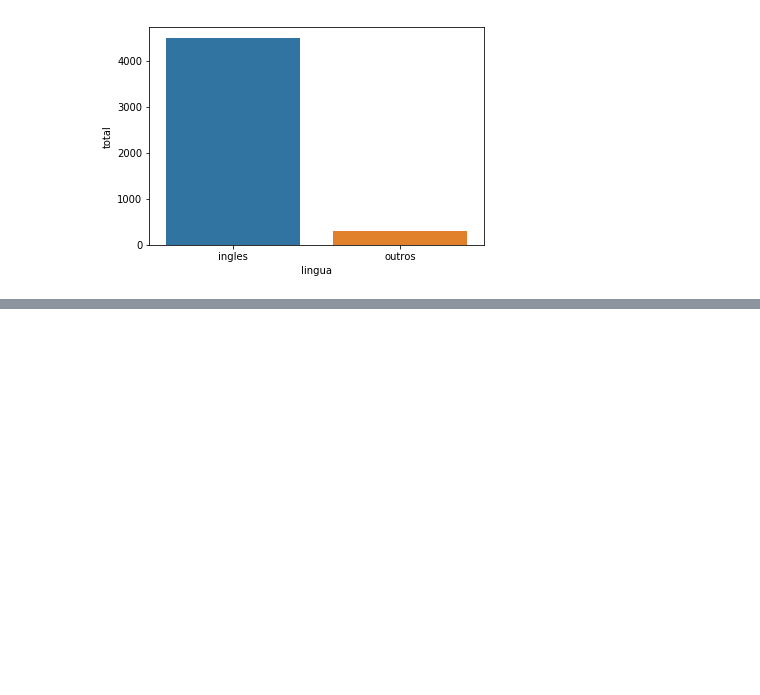
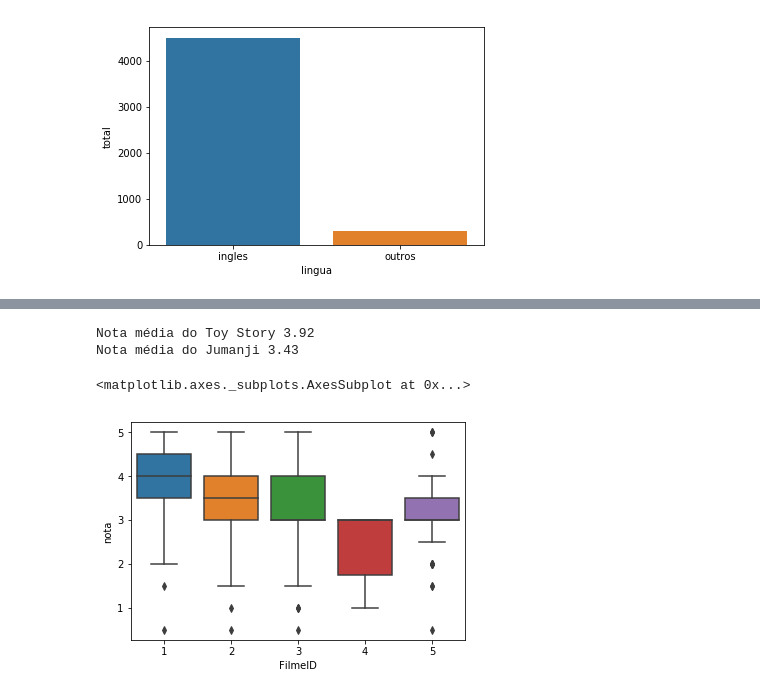
Before and after one commit to VinniciusC/Data-Science-Alura, a Jupyter notebook: IntroduçãoDataScience.ipynb, the cells around one changed output, grey strips where cells are left out. Drawn from its saved outputs; the diff is of its cells as text; code cells hidden in the pictures; blank space fills up the shorter version.

```diff
--- a/IntroduçãoDataScience.ipynb
+++ b/IntroduçãoDataScience.ipynb
@@ -249,0 +278,12 @@ sns.catplot(x= "original_language", kind="count", data = filmes_sem_lingua_origi
+# %%
+print("Nota média do Toy Story %.2f" % notas_toy_story.nota.mean())
+print("Nota média do Jumanji %.2f" % notas_jumanji.nota.mean())
+# %% [output]
+Nota média do Toy Story 3.92
+Nota média do Jumanji 3.43
+# %%
+import numpy as np
+sns.boxplot(x="FilmeID", y= "nota", data = notas.query("FilmeID in [1,2,3,4,5]"))
+# %% [output]
+<matplotlib.axes._subplots.AxesSubplot at 0x...>
+[figure, added]
```
Also changed, not shown: parts of 4 cells of this notebook.
